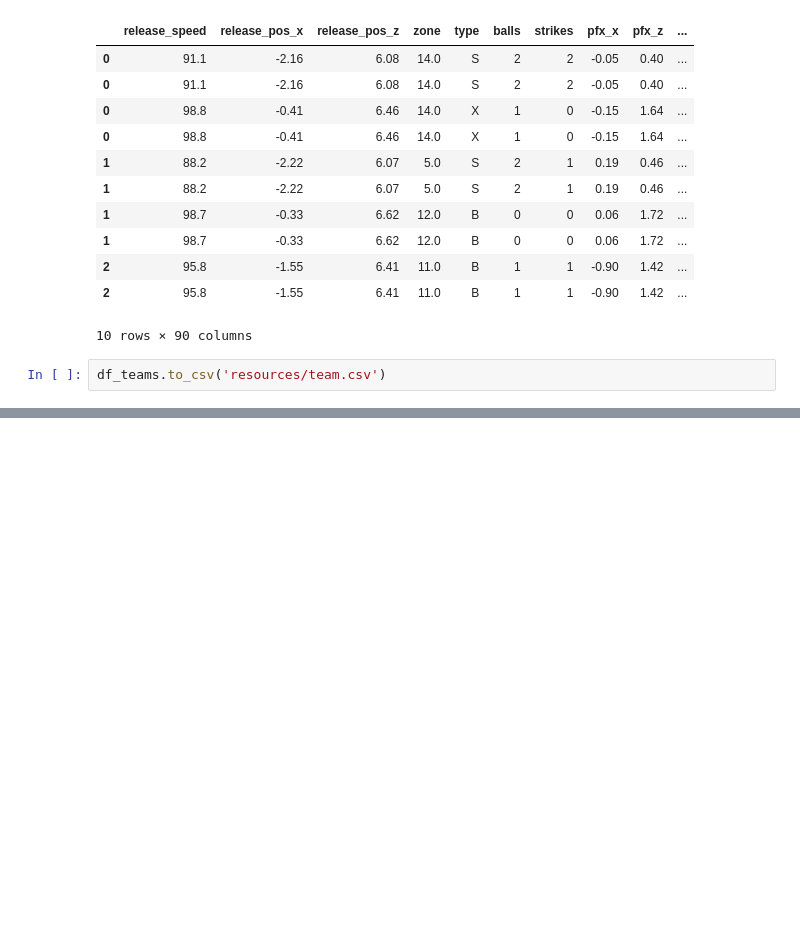
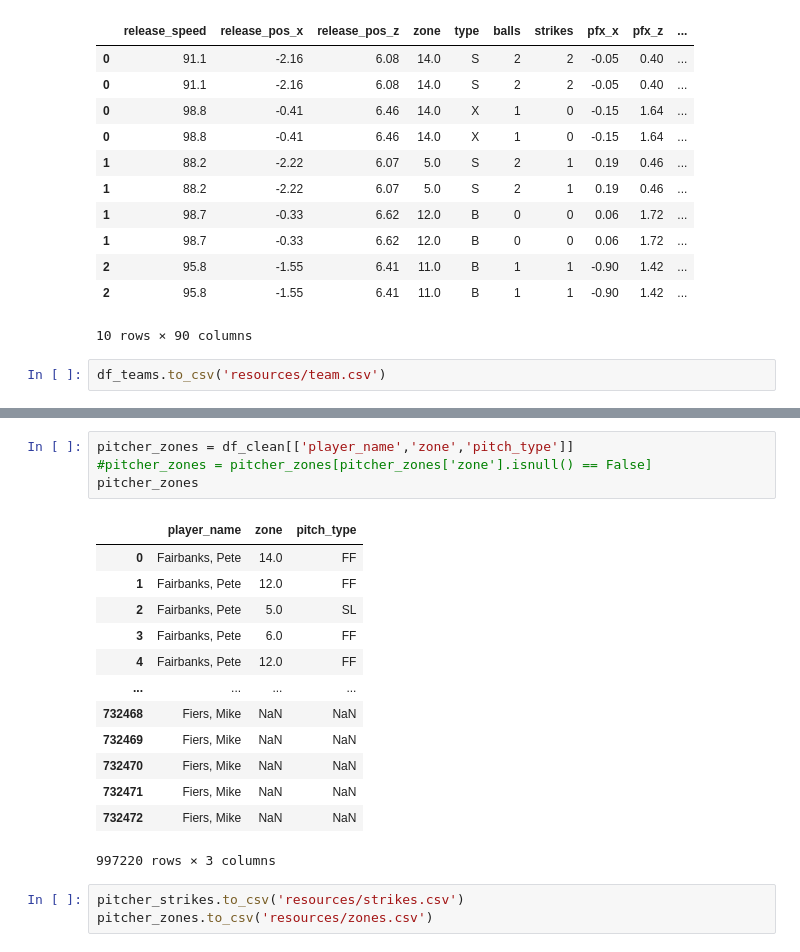
Before and after one commit to KarenMashburn/team-country-music, a Jupyter notebook: Data Cleaning.ipynb, the cells around one changed output, grey strips where cells are left out. Cells and saved outputs as stored; diff of their text form; blank space fills up the shorter version.

Commit message:
SQL Resources and data preparation

```diff
--- a/Data Cleaning.ipynb
+++ b/Data Cleaning.ipynb
@@ -208,0 +225,21 @@ team_data_df = df_teams
+# %%
+pitcher_zones = df_clean[['player_name','zone','pitch_type']]
+#pitcher_zones = pitcher_zones[pitcher_zones['zone'].isnull() == False]
+pitcher_zones
+# %% [output]
+|  | player_name | zone | pitch_type |
+| 0 | Fairbanks, Pete | 14.0 | FF |
+| 1 | Fairbanks, Pete | 12.0 | FF |
+| 2 | Fairbanks, Pete | 5.0 | SL |
+| 3 | Fairbanks, Pete | 6.0 | FF |
+| 4 | Fairbanks, Pete | 12.0 | FF |
+| ... | ... | ... | ... |
+| 732468 | Fiers, Mike | NaN | NaN |
+| 732469 | Fiers, Mike | NaN | NaN |
+| 732470 | Fiers, Mike | NaN | NaN |
+| 732471 | Fiers, Mike | NaN | NaN |
+| 732472 | Fiers, Mike | NaN | NaN |
+997220 rows × 3 columns
+# %%
+pitcher_strikes.to_csv('resources/strikes.csv')
+pitcher_zones.to_csv('resources/zones.csv')
```
Also changed, not shown: parts of 2 cells of this notebook, 7 other files.
